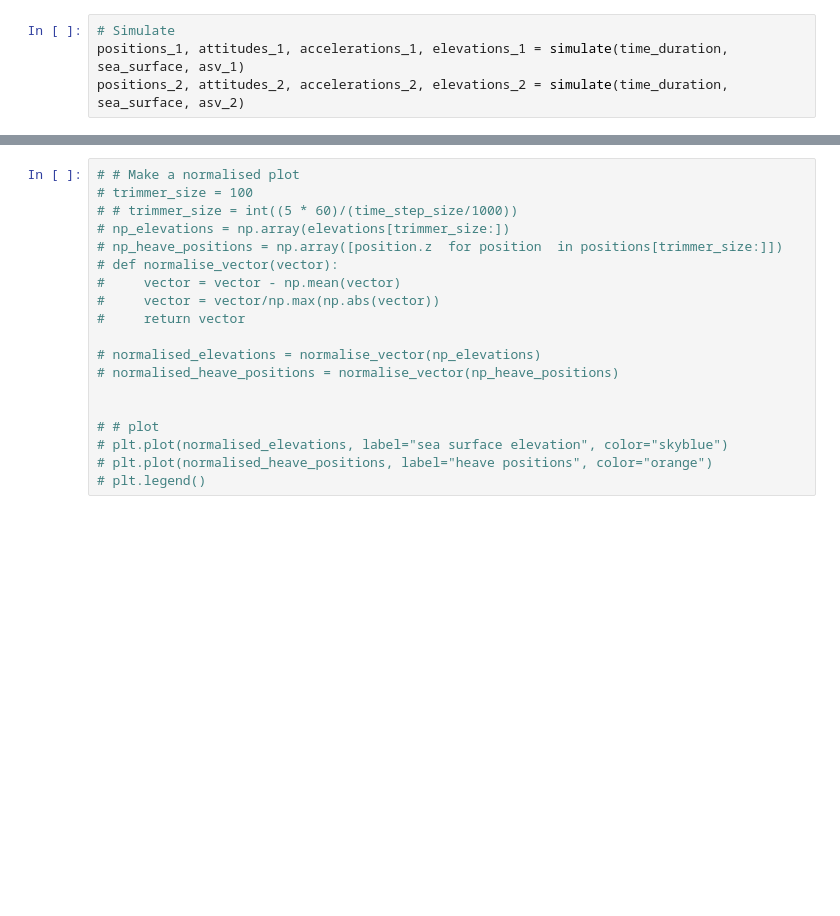
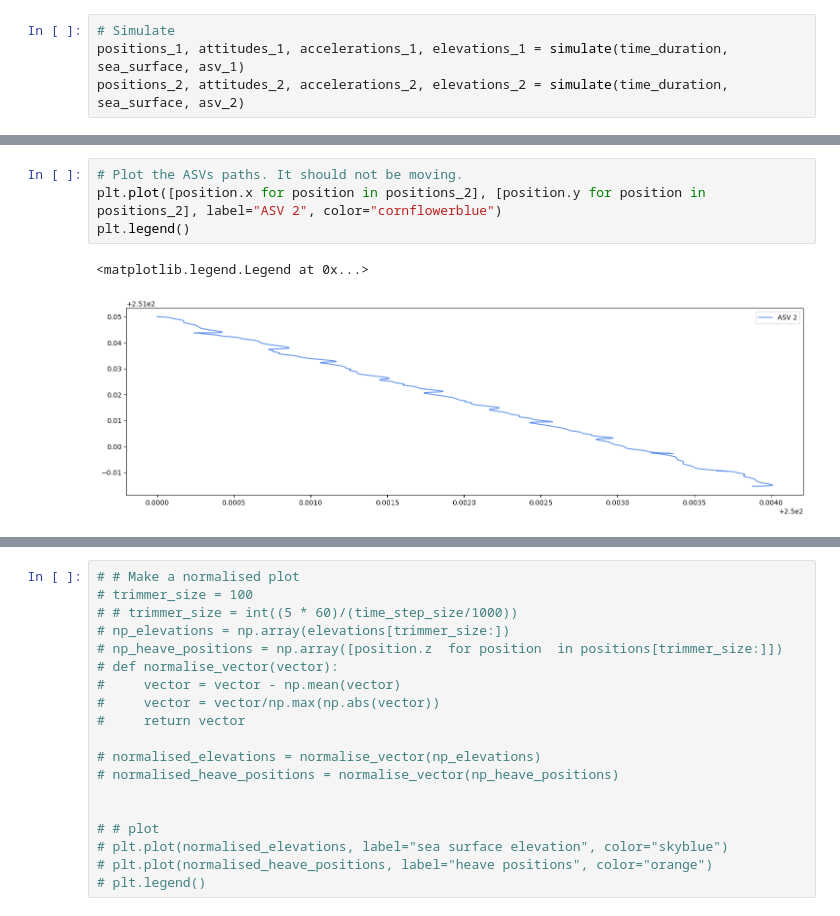
Before and after one commit to resilient-swarms/SeaSyncSquad, a Jupyter notebook: notebooks/experiments.ipynb, the cells around one changed output, grey strips where cells are left out. Drawn from its saved outputs; the diff is of its cells as text; blank space fills up the shorter version.

```diff
--- a/notebooks/experiments.ipynb
+++ b/notebooks/experiments.ipynb
@@ -98,0 +108,7 @@ plt.legend()
+# %%
+# Plot the ASVs paths. It should not be moving.
+plt.plot([position.x for position in positions_2], [position.y for position in positions_2], label="ASV 2", color="cornflowerblue")
+plt.legend()
+# %% [output]
+<matplotlib.legend.Legend at 0x...>
+[figure, added]
```
Also changed, not shown: parts of 12 cells of this notebook.
